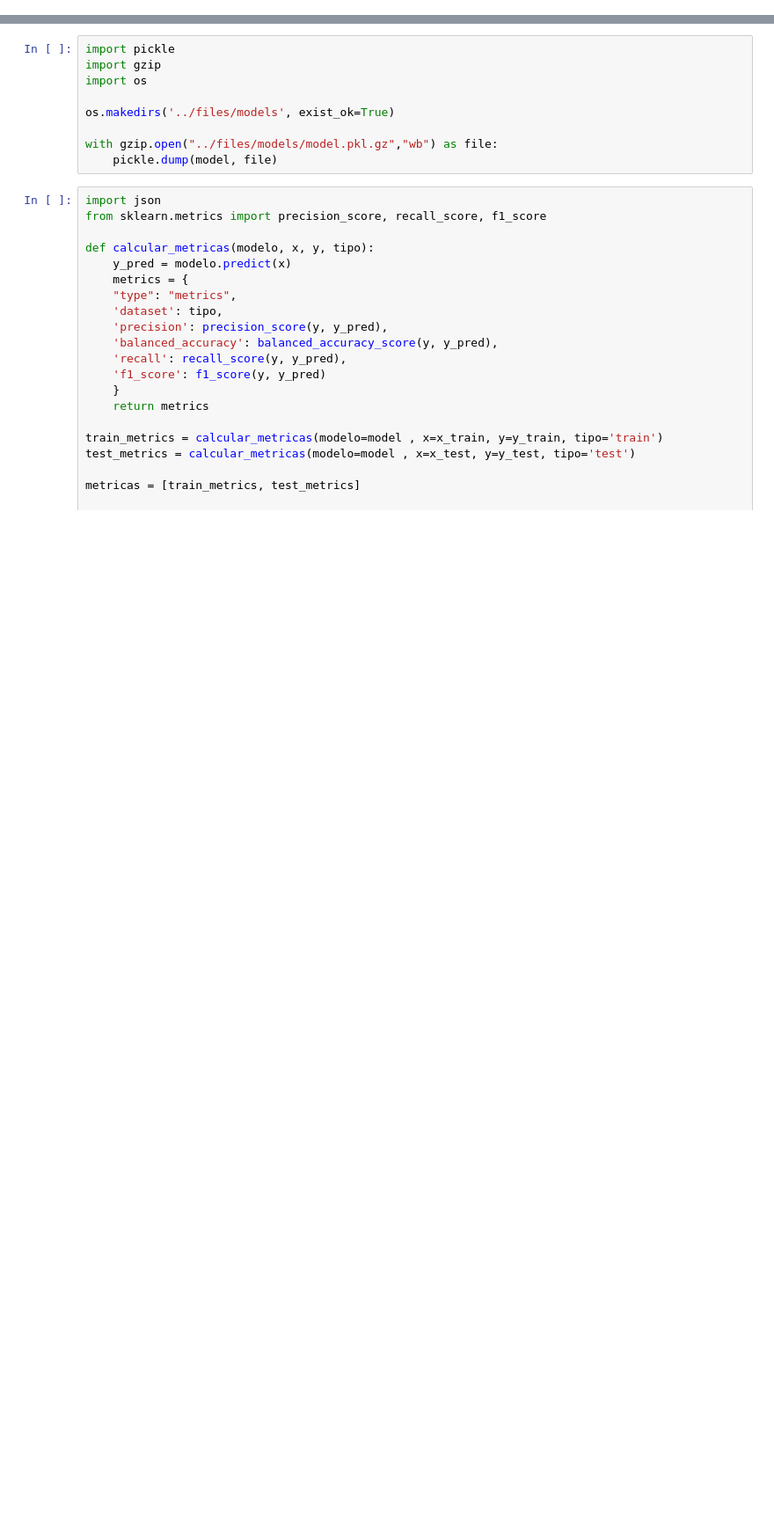
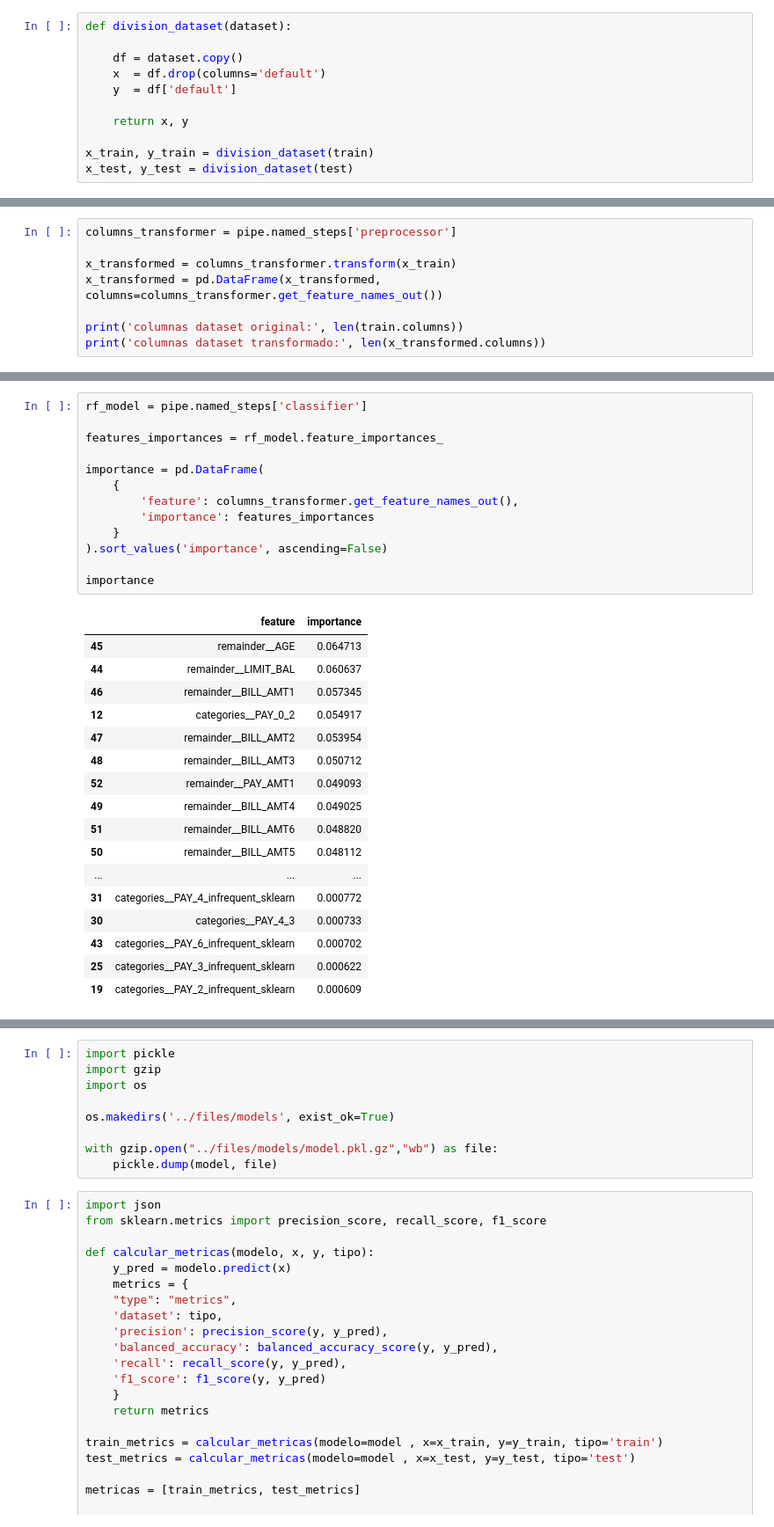
Before and after one commit to 2024-2-analitica-predictiva/2024-2-LAB-01-prediccion-del-default-usando-rf-Felipe-Arikpa, a Jupyter notebook: homework/notebook.ipynb, the cells around one changed output, grey strips where cells are left out. Shown at 88% size. Drawn from its saved outputs; the diff is of its cells as text; blank space fills up the shorter version.

```diff
--- a/homework/notebook.ipynb
+++ b/homework/notebook.ipynb
@@ -28,0 +39,11 @@ y_test = test['default']
+# %%
+def division_dataset(dataset):
+
+    df = dataset.copy()
+    x  = df.drop(columns='default')
+    y  = df['default']
+
+    return x, y
+
+x_train, y_train = division_dataset(train)
+x_test, y_test = division_dataset(test)
@@ -49,0 +151,8 @@ pipeline = Pipeline(steps=[
+# %%
+columns_transformer = pipe.named_steps['preprocessor']
+
+x_transformed = columns_transformer.transform(x_train)
+x_transformed = pd.DataFrame(x_transformed, columns=columns_transformer.get_feature_names_out())
+
+print('columnas dataset original:', len(train.columns))
+print('columnas dataset transformado:', len(x_transformed.columns))
@@ -50 +173,32 @@ pipeline = Pipeline(steps=[
+# %%
+rf_model = pipe.named_steps['classifier']
+
+features_importances = rf_model.feature_importances_
+
+importance = pd.DataFrame(
+    {
+        'feature': columns_transformer.get_feature_names_out(),
+        'importance': features_importances
+    }
+).sort_values('importance', ascending=False)
+
+importance
+# %% [output]
+|  | feature | importance |
+| 45 | remainder__AGE | 0.064713 |
+| 44 | remainder__LIMIT_BAL | 0.060637 |
+| 46 | remainder__BILL_AMT1 | 0.057345 |
+| 12 | categories__PAY_0_2 | 0.054917 |
+| 47 | remainder__BILL_AMT2 | 0.053954 |
+| 48 | remainder__BILL_AMT3 | 0.050712 |
+| 52 | remainder__PAY_AMT1 | 0.049093 |
+| 49 | remainder__BILL_AMT4 | 0.049025 |
+| 51 | remainder__BILL_AMT6 | 0.048820 |
+| 50 | remainder__BILL_AMT5 | 0.048112 |
+| ... | ... | ... |
+| 31 | categories__PAY_4_infrequent_sklearn | 0.000772 |
+| 30 | categories__PAY_4_3 | 0.000733 |
+| 43 | categories__PAY_6_infrequent_sklearn | 0.000702 |
+| 25 | categories__PAY_3_infrequent_sklearn | 0.000622 |
+| 19 | categories__PAY_2_infrequent_sklearn | 0.000609 |
 # %%
```
Also changed, not shown: parts of 15 cells of this notebook, 2 other files.
